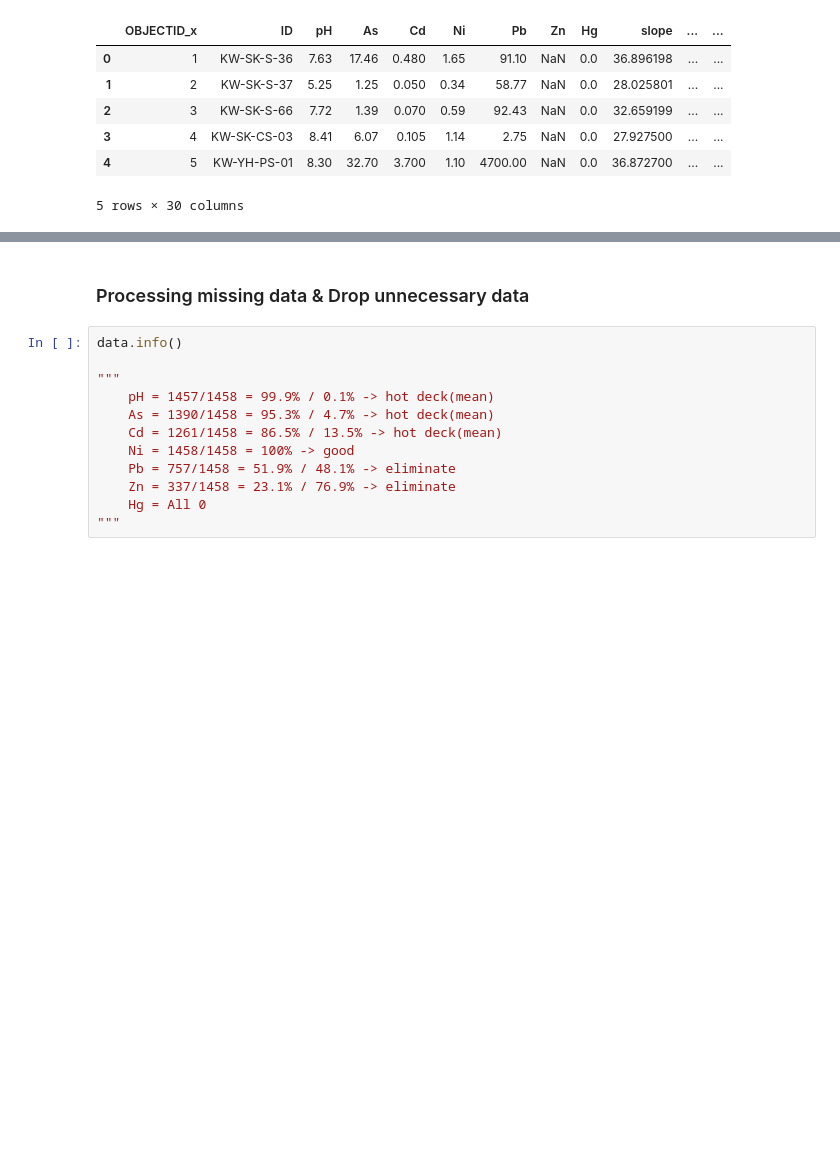
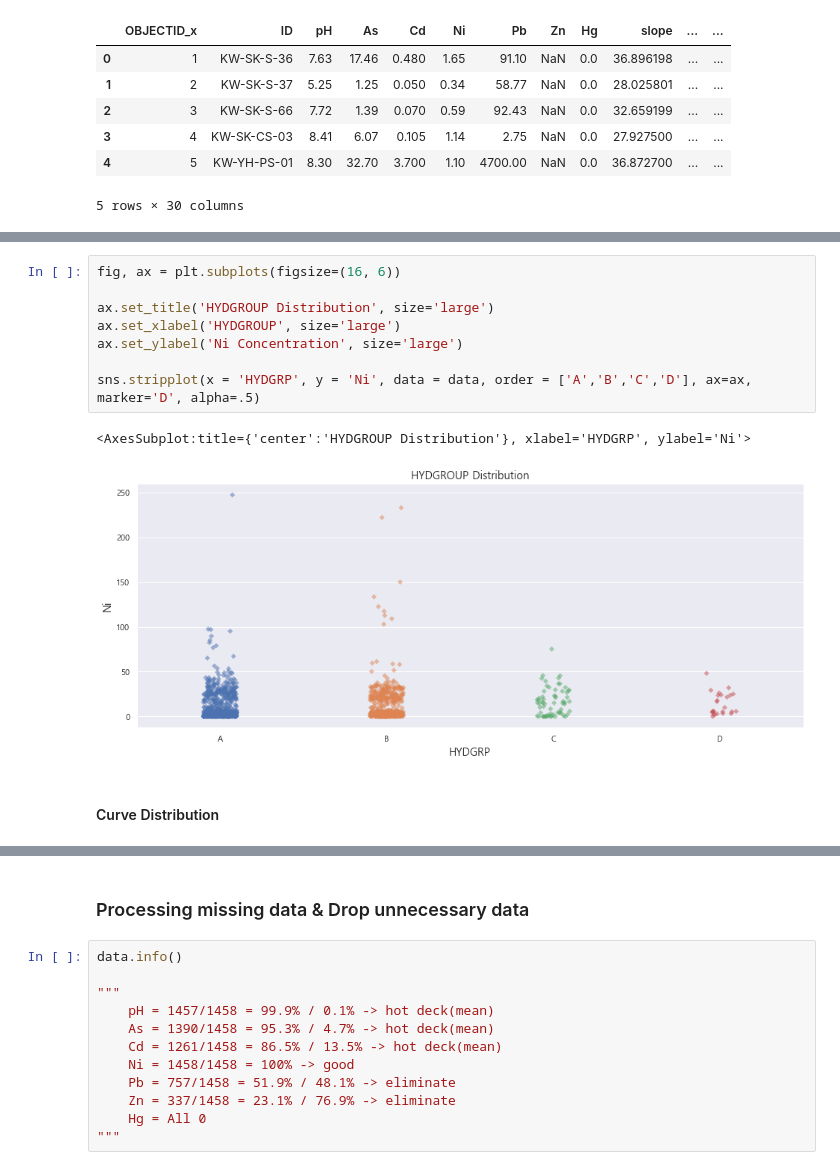
Before and after one commit to jyssys/graduation-thesis, a Jupyter notebook: soil_polution_predict copy.ipynb, the cells around one changed output, grey strips where cells are left out. Cells and saved outputs as stored; diff of their text form; blank space fills up the shorter version.

```diff
--- a/soil_polution_predict copy.ipynb
+++ b/soil_polution_predict copy.ipynb
@@ -73,0 +101,13 @@ data.head()
+# %%
+fig, ax = plt.subplots(figsize=(16, 6))
+
+ax.set_title('HYDGROUP Distribution', size='large')
+ax.set_xlabel('HYDGROUP', size='large')
+ax.set_ylabel('Ni Concentration', size='large')
+
+sns.stripplot(x = 'HYDGRP', y = 'Ni', data = data, order = ['A','B','C','D'], ax=ax, marker='D', alpha=.5)
+# %% [output]
+<AxesSubplot:title={'center':'HYDGROUP Distribution'}, xlabel='HYDGRP', ylabel='Ni'>
+[figure, added]
+# %% [markdown]
+#### Curve Distribution
```
Also changed, not shown: parts of 59 cells of this notebook, 6 other files.
